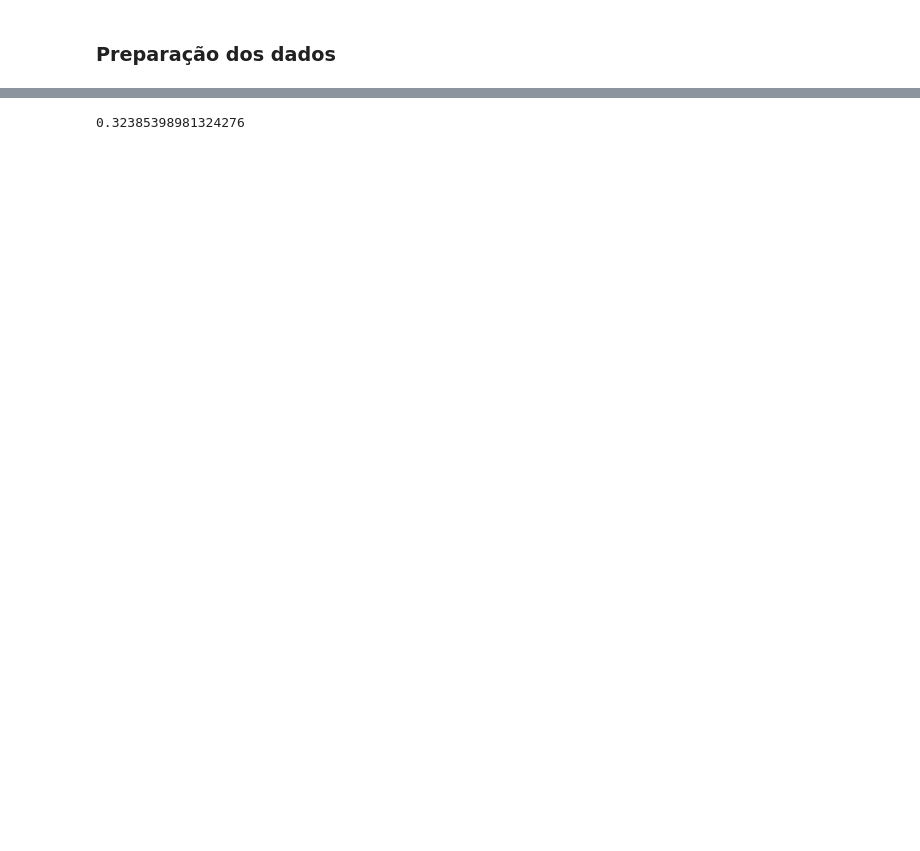
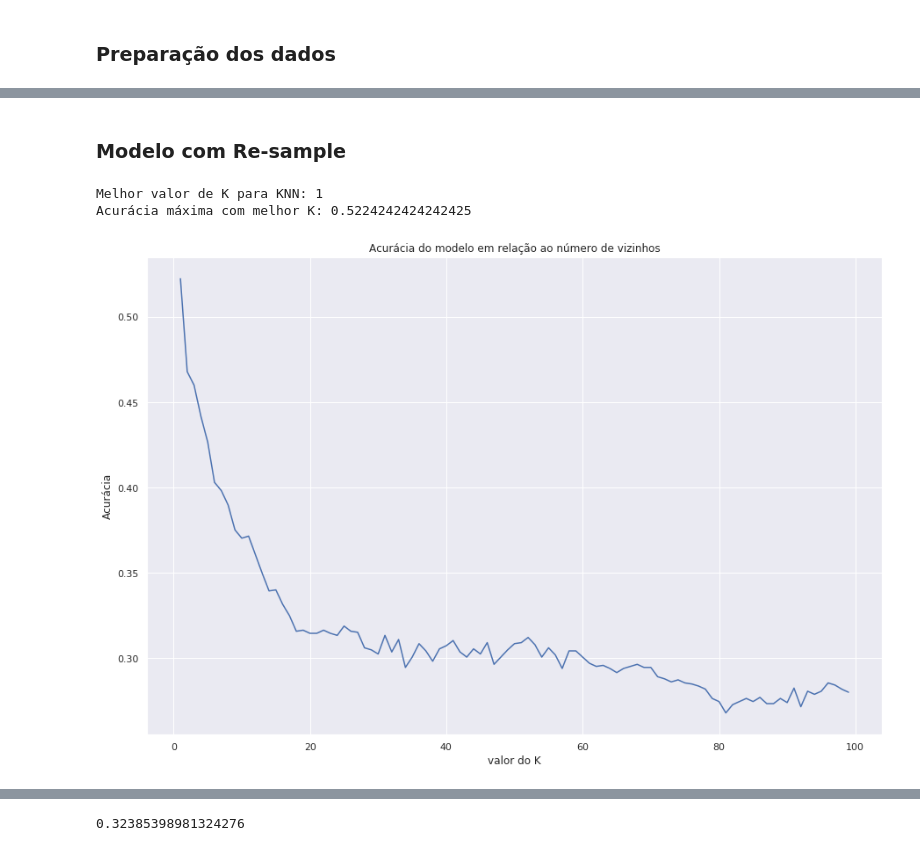
Before and after one commit to IagoCarvalho/tcc_scripts, a Jupyter notebook: ML_classification.ipynb, the cells around one changed output, grey strips where cells are left out. Saved outputs shown, nothing was run; the diff lists cells and outputs as text; code cells hidden in the pictures; blank space fills up the shorter version.

```diff
--- a/ML_classification.ipynb
+++ b/ML_classification.ipynb
@@ -237,0 +361,34 @@ plt.xticks(rotation = 90)
+# %% [markdown]
+### Modelo com Re-sample
+# %%
+k_range = range(1, 100)
+scores = {}
+scores_list = []
+
+for k in k_range:
+
+    knn = KNeighborsClassifier(n_neighbors = k)
+    knn.fit(X_train, y_train)
+
+    scores[k] = knn.score(X_test, y_test)
+    scores_list.append(knn.score(X_test, y_test))
+
+
+plt.plot(k_range, scores_list)
+plt.title('Acurácia do modelo em relação ao número de vizinhos')
+plt.xlabel('valor do K')
+plt.ylabel('Acurácia')
+
+np_k_scores = np.asarray(scores_list)
+best_k = np.argmax(np_k_scores) + 1
+
+knn = KNeighborsClassifier(n_neighbors = best_k)
+knn.fit(X_train, y_train)
+y_pred = knn.predict(X_test)
+
+print('Melhor valor de K para KNN: ' + str(best_k))
+print('Acurácia máxima com melhor K: ' + str(max(scores_list)))
+# %% [output]
+Melhor valor de K para KNN: 1
+Acurácia máxima com melhor K: 0.5224242424242425
+[figure, added]
```
Also changed, not shown: parts of 53 cells of this notebook.
